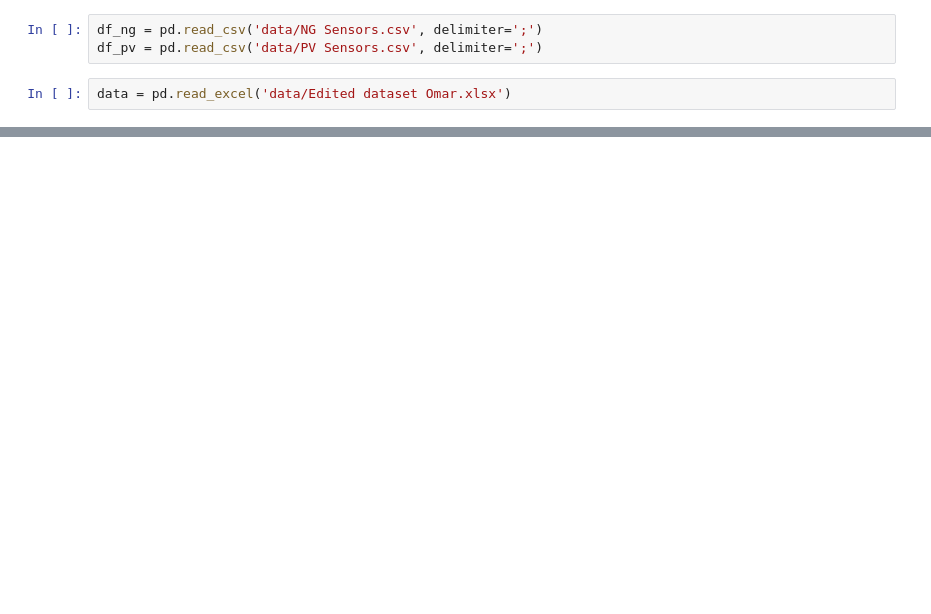
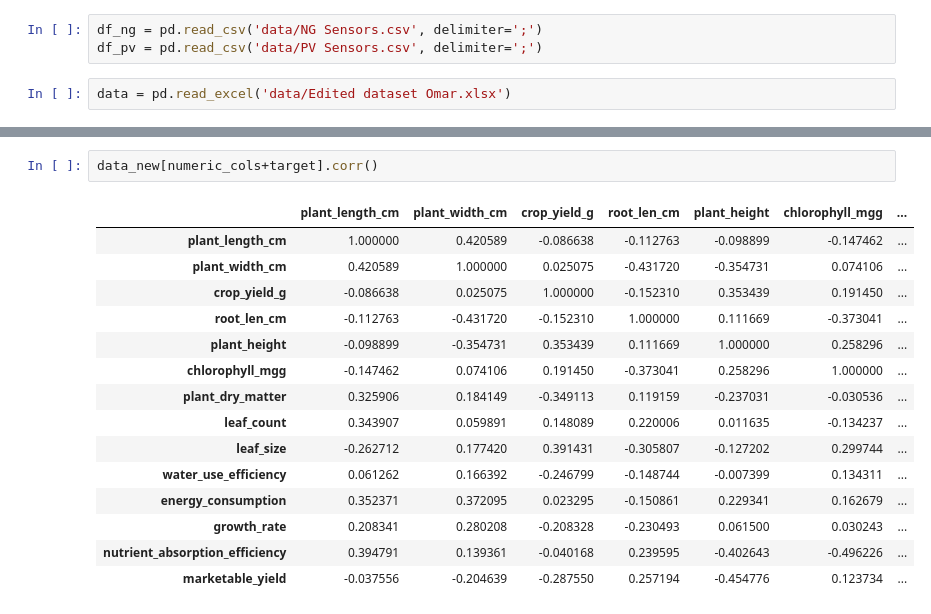
Before and after one commit to taniabuzykina/keylife-ng-pv, a Jupyter notebook: 1. read_data.ipynb, the cells around one changed output, grey strips where cells are left out. Saved outputs shown, nothing was run; the diff lists cells and outputs as text; blank space fills up the shorter version.

```diff
--- a/1. read_data.ipynb
+++ b/1. read_data.ipynb
@@ -33,0 +75,18 @@ data
+# %%
+data_new[numeric_cols+target].corr()
+# %% [output]
+|  | plant_length_cm | plant_width_cm | crop_yield_g | root_len_cm | plant_height | chlorophyll_mgg | ... |
+| plant_length_cm | 1.000000 | 0.420589 | -0.086638 | -0.112763 | -0.098899 | -0.147462 | ... |
+| plant_width_cm | 0.420589 | 1.000000 | 0.025075 | -0.431720 | -0.354731 | 0.074106 | ... |
+| crop_yield_g | -0.086638 | 0.025075 | 1.000000 | -0.152310 | 0.353439 | 0.191450 | ... |
+| root_len_cm | -0.112763 | -0.431720 | -0.152310 | 1.000000 | 0.111669 | -0.373041 | ... |
+| plant_height | -0.098899 | -0.354731 | 0.353439 | 0.111669 | 1.000000 | 0.258296 | ... |
+| chlorophyll_mgg | -0.147462 | 0.074106 | 0.191450 | -0.373041 | 0.258296 | 1.000000 | ... |
+| plant_dry_matter | 0.325906 | 0.184149 | -0.349113 | 0.119159 | -0.237031 | -0.030536 | ... |
+| leaf_count | 0.343907 | 0.059891 | 0.148089 | 0.220006 | 0.011635 | -0.134237 | ... |
+| leaf_size | -0.262712 | 0.177420 | 0.391431 | -0.305807 | -0.127202 | 0.299744 | ... |
+| water_use_efficiency | 0.061262 | 0.166392 | -0.246799 | -0.148744 | -0.007399 | 0.134311 | ... |
+| energy_consumption | 0.352371 | 0.372095 | 0.023295 | -0.150861 | 0.229341 | 0.162679 | ... |
+| growth_rate | 0.208341 | 0.280208 | -0.208328 | -0.230493 | 0.061500 | 0.030243 | ... |
+| nutrient_absorption_efficiency | 0.394791 | 0.139361 | -0.040168 | 0.239595 | -0.402643 | -0.496226 | ... |
+| marketable_yield | -0.037556 | -0.204639 | -0.287550 | 0.257194 | -0.454776 | 0.123734 | ... |
```
Also changed, not shown: parts of 18 cells of this notebook.
